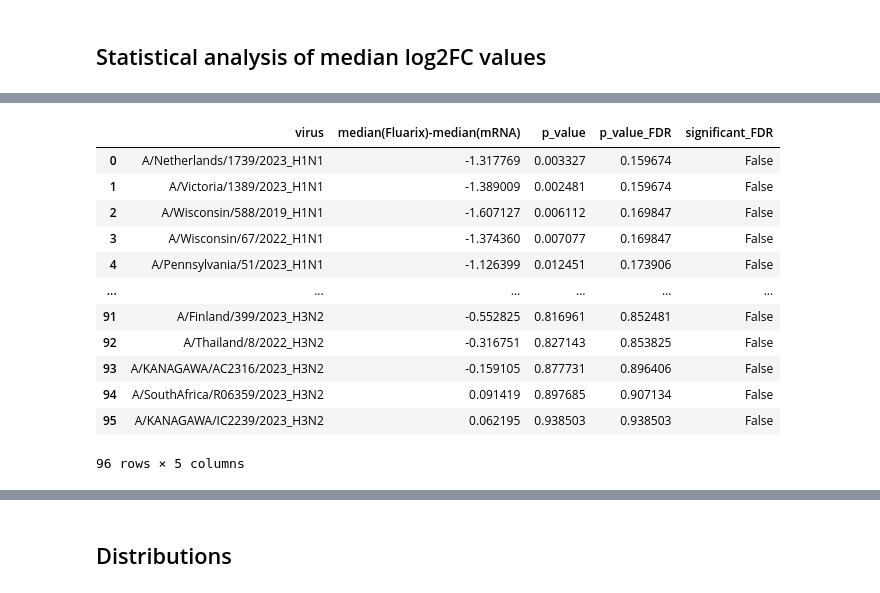
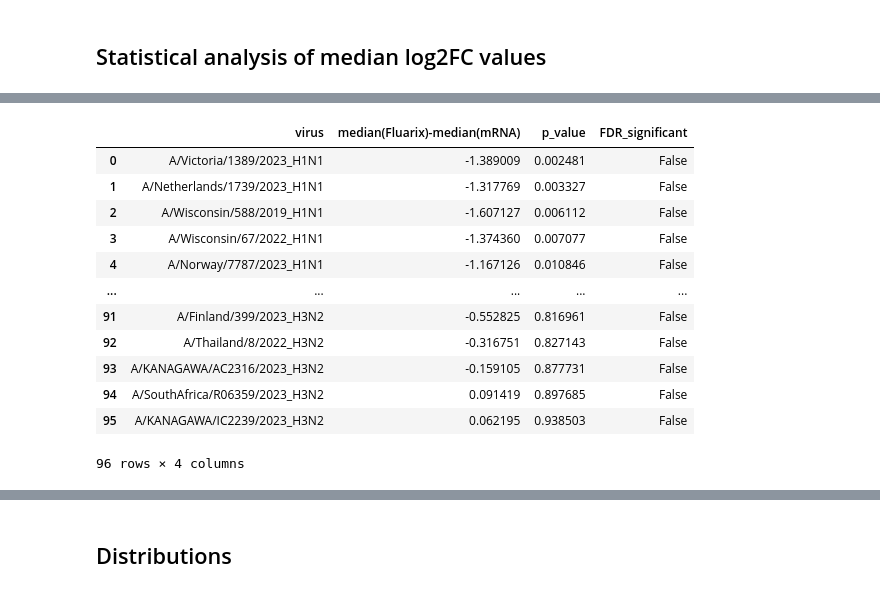
Before and after one commit to jbloomlab/flu_seqneut_with_Ellebedy_lab, a Jupyter notebook: non-pipeline_analyses/custom_titer_plots/notebooks/plot_post_vaccination.ipynb, the cells around one changed output, grey strips where cells are left out. Drawn from its saved outputs; the diff is of its cells as text; code cells hidden in the pictures.

Commit message:
switch to BH thresholding rather than correction

```diff
--- a/non-pipeline_analyses/custom_titer_plots/notebooks/plot_post_vaccination.ipynb
+++ b/non-pipeline_analyses/custom_titer_plots/notebooks/plot_post_vaccination.ipynb
@@ -304,50 +320,73 @@ IFrame(os.path.join(resultsdir, 'H1N1_day121-181_pre-post_fold-change.pdf'), wid
 # %%
 # Mann Whitney U two-sided test
 p_values = []
 median_diff = []
 virus_with_stats = []
 
 for titer, titer_df in pivot_titers.groupby('virus'):
     groupA = titer_df[titer_df['vaccine'] == 'Fluarix (n=14)']['log2_fc_d29'].dropna()
     groupB = titer_df[titer_df['vaccine'] == 'mRNA-1010 (n=13)']['log2_fc_d29'].dropna()
 
     if len(groupA) > 0 and len(groupB) > 0:
         # Mann-Whitney U Test (two-sided)
         stat, p = mannwhitneyu(groupA, groupB, alternative='two-sided')
         p_values.append(p)
         median_diff.append(groupA.median() - groupB.median())
         virus_with_stats.append(titer)
     else:
         # Not enough data — skip
         continue
 
-# FDR correction
-reject, pvals_corrected, _, _ = multipletests(p_values, alpha=0.05, method='fdr_bh')
+# # FDR correction
+# reject, pvals_corrected, _, _ = multipletests(p_values, alpha=0.05, method='fdr_bh')
+
+
+# Convert to array for further processing
+pvals = np.array(p_values)
+m = len(pvals)
+alpha = 0.05
+
+# Benjamini-Hochberg FDR thresholding
+sorted_indices = np.argsort(pvals)
+sorted_pvals = pvals[sorted_indices]
+bh_thresholds = (np.arange(1, m + 1) / m) * alpha
+
+# Find largest p ≤ threshold
+significant = sorted_pvals <= bh_thresholds
+if np.any(significant):
+    max_idx = np.where(significant)[0].max()
+    cutoff_pval = sorted_pvals[max_idx]
+    fdr_significant_mask = pvals <= cutoff_pval
+else:
+    fdr_significant_mask = np.full_like(pvals, False, dtype=bool)
+
+
 
 # Summary results
 results_df = pd.DataFrame({
     'virus': virus_with_stats,
     'median(Fluarix)-median(mRNA)': median_diff,
     'p_value': p_values,
-    'p_value_FDR': pvals_corrected,
-    'significant_FDR': reject
-}).sort_values('p_value_FDR')
+    'FDR_significant': fdr_significant_mask
+    # 'p_value_FDR': pvals_corrected,
+    # 'significant_FDR': reject
+}).sort_values('p_value')
 
 results_df.reset_index(drop=True)
 # %% [output]
-|  | virus | median(Fluarix)-median(mRNA) | p_value | p_value_FDR | significant_FDR |
-| 0 | A/Netherlands/1739/2023_H1N1 | -1.317769 | 0.003327 | 0.159674 | False |
-| 1 | A/Victoria/1389/2023_H1N1 | -1.389009 | 0.002481 | 0.159674 | False |
-| 2 | A/Wisconsin/588/2019_H1N1 | -1.607127 | 0.006112 | 0.169847 | False |
-| 3 | A/Wisconsin/67/2022_H1N1 | -1.374360 | 0.007077 | 0.169847 | False |
-| 4 | A/Pennsylvania/51/2023_H1N1 | -1.126399 | 0.012451 | 0.173906 | False |
-| ... | ... | ... | ... | ... | ... |
-| 91 | A/Finland/399/2023_H3N2 | -0.552825 | 0.816961 | 0.852481 | False |
-| 92 | A/Thailand/8/2022_H3N2 | -0.316751 | 0.827143 | 0.853825 | False |
-| 93 | A/KANAGAWA/AC2316/2023_H3N2 | -0.159105 | 0.877731 | 0.896406 | False |
-| 94 | A/SouthAfrica/R06359/2023_H3N2 | 0.091419 | 0.897685 | 0.907134 | False |
-| 95 | A/KANAGAWA/IC2239/2023_H3N2 | 0.062195 | 0.938503 | 0.938503 | False |
+|  | virus | median(Fluarix)-median(mRNA) | p_value | FDR_significant |
+| 0 | A/Victoria/1389/2023_H1N1 | -1.389009 | 0.002481 | False |
+| 1 | A/Netherlands/1739/2023_H1N1 | -1.317769 | 0.003327 | False |
+| 2 | A/Wisconsin/588/2019_H1N1 | -1.607127 | 0.006112 | False |
+| 3 | A/Wisconsin/67/2022_H1N1 | -1.374360 | 0.007077 | False |
+| 4 | A/Norway/7787/2023_H1N1 | -1.167126 | 0.010846 | False |
+| ... | ... | ... | ... | ... |
+| 91 | A/Finland/399/2023_H3N2 | -0.552825 | 0.816961 | False |
+| 92 | A/Thailand/8/2022_H3N2 | -0.316751 | 0.827143 | False |
+| 93 | A/KANAGAWA/AC2316/2023_H3N2 | -0.159105 | 0.877731 | False |
+| 94 | A/SouthAfrica/R06359/2023_H3N2 | 0.091419 | 0.897685 | False |
+| 95 | A/KANAGAWA/IC2239/2023_H3N2 | 0.062195 | 0.938503 | False |
-96 rows × 5 columns
+96 rows × 4 columns
 # %%
 results_df.reset_index(drop=True).query('p_value <= 0.05')
 # %% [output]
```
Also changed, not shown: parts of 2 cells of this notebook.
